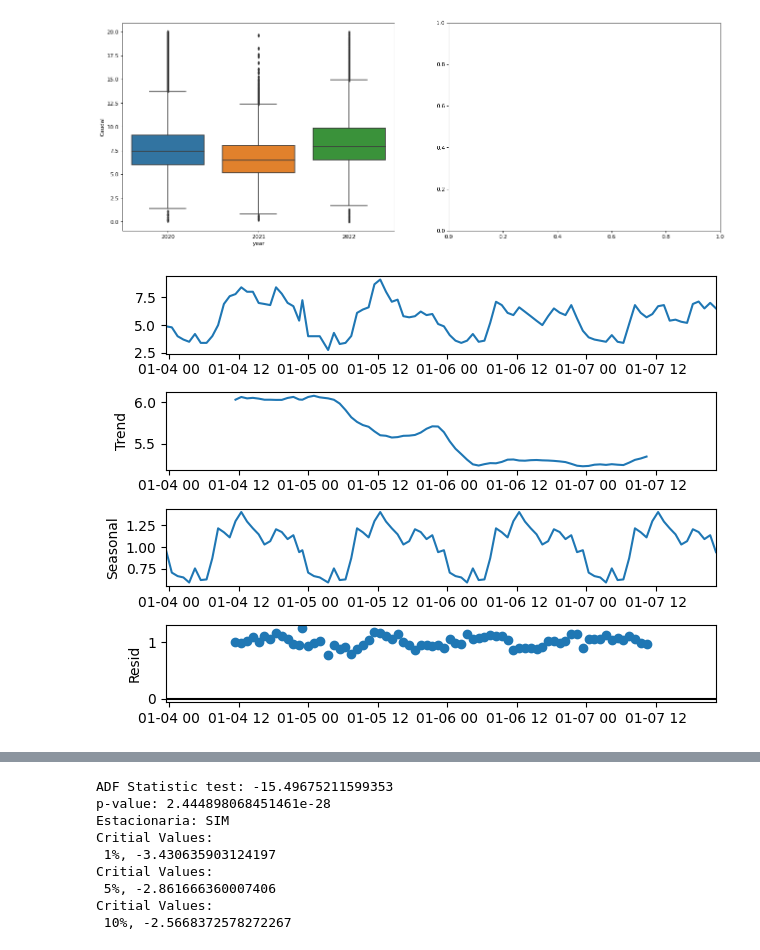
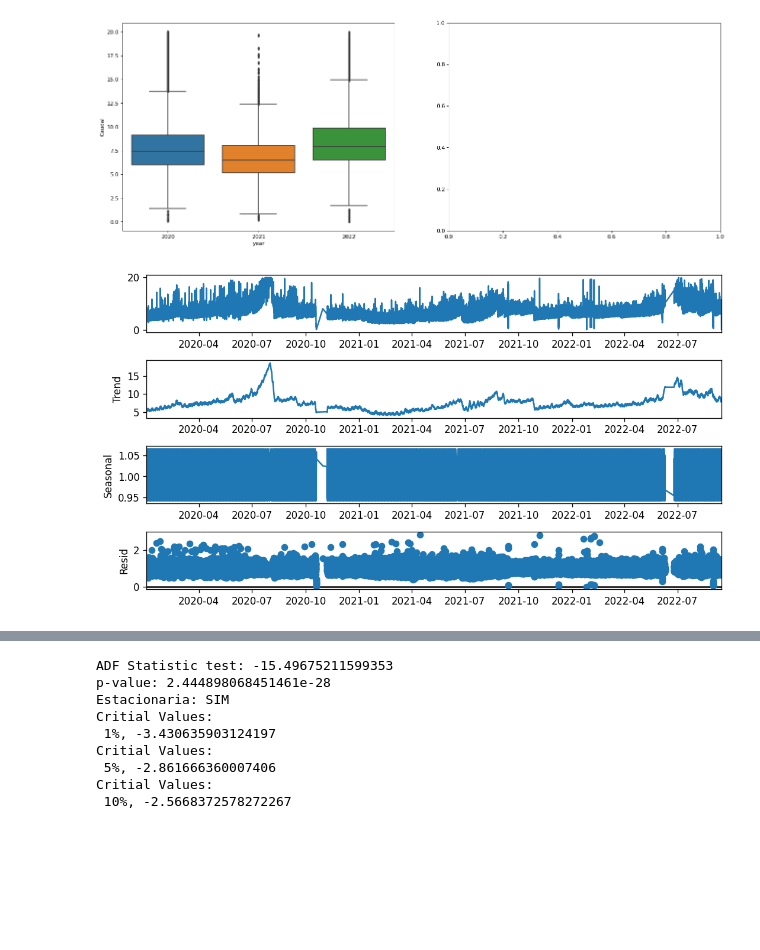
Before and after one commit to Francisc0F/projeto_licenciatura, a Jupyter notebook: caracterização de dados/Relação caudal - intervencoes ZMC Bolho.ipynb, the cells around one changed output, grey strips where cells are left out. Cells and saved outputs as stored; diff of their text form; code cells hidden in the pictures; blank space fills up the shorter version.

```diff
--- a/caracterização de dados/Relação caudal - intervencoes ZMC Bolho.ipynb
+++ b/caracterização de dados/Relação caudal - intervencoes ZMC Bolho.ipynb
@@ -160,18 +154,18 @@ sns.boxplot(x='year', y=colname, data =variacaBoxPlot, ax=axes[0])
 # %%
 # seasonal decompose
 from statsmodels.tsa.seasonal import seasonal_decompose
 
-df1 = dfCaudal.copy()[dfCaudal['Caudal'] > 0][dfCaudal['Caudal'] < 20][24*2:24*6] # Get part of the lines in the dataframe
+df1 = dfCaudal.copy()[dfCaudal['Caudal'] > 0][dfCaudal['Caudal'] < 20][:25000] # Get part of the lines in the dataframe
 df1.set_index('Tempo', inplace=True)
 df2 = df1[['Caudal']].copy()
 decompose_result_mult = seasonal_decompose(df2,
- model="multiplicative", period=24)
+ model="multiplicative", period=60)
 trend = decompose_result_mult.trend
 seasonal = decompose_result_mult.seasonal
 residual = decompose_result_mult.resid
 decompose_result_mult.plot();
 # %% [output]
-[figure, old version]
+[figure, new version]
 # %%
 from pandas import Series
 series = Series(dfCaudal['Caudal'])
```
Also changed, not shown: parts of 7 cells of this notebook, 8 other files.
